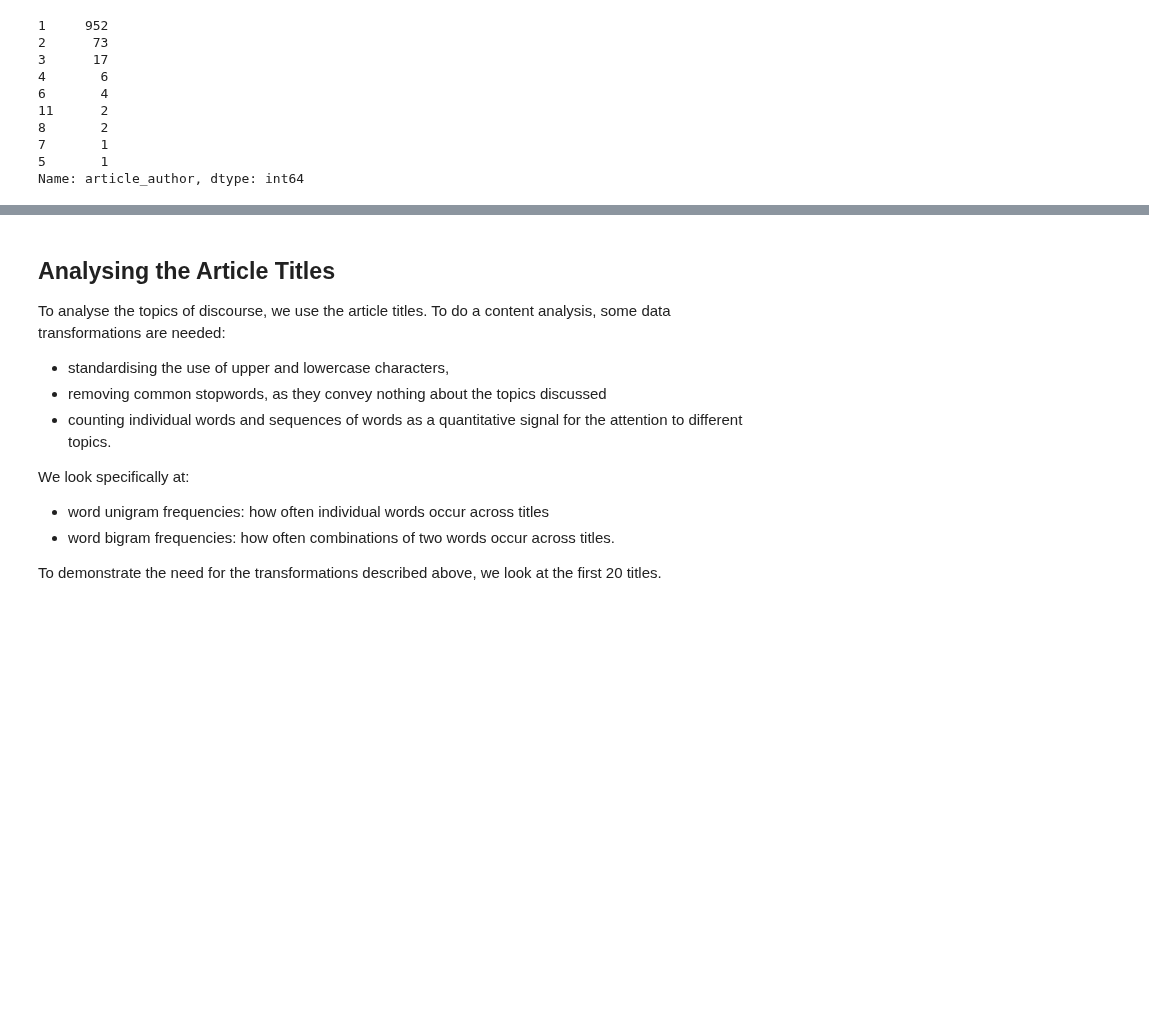
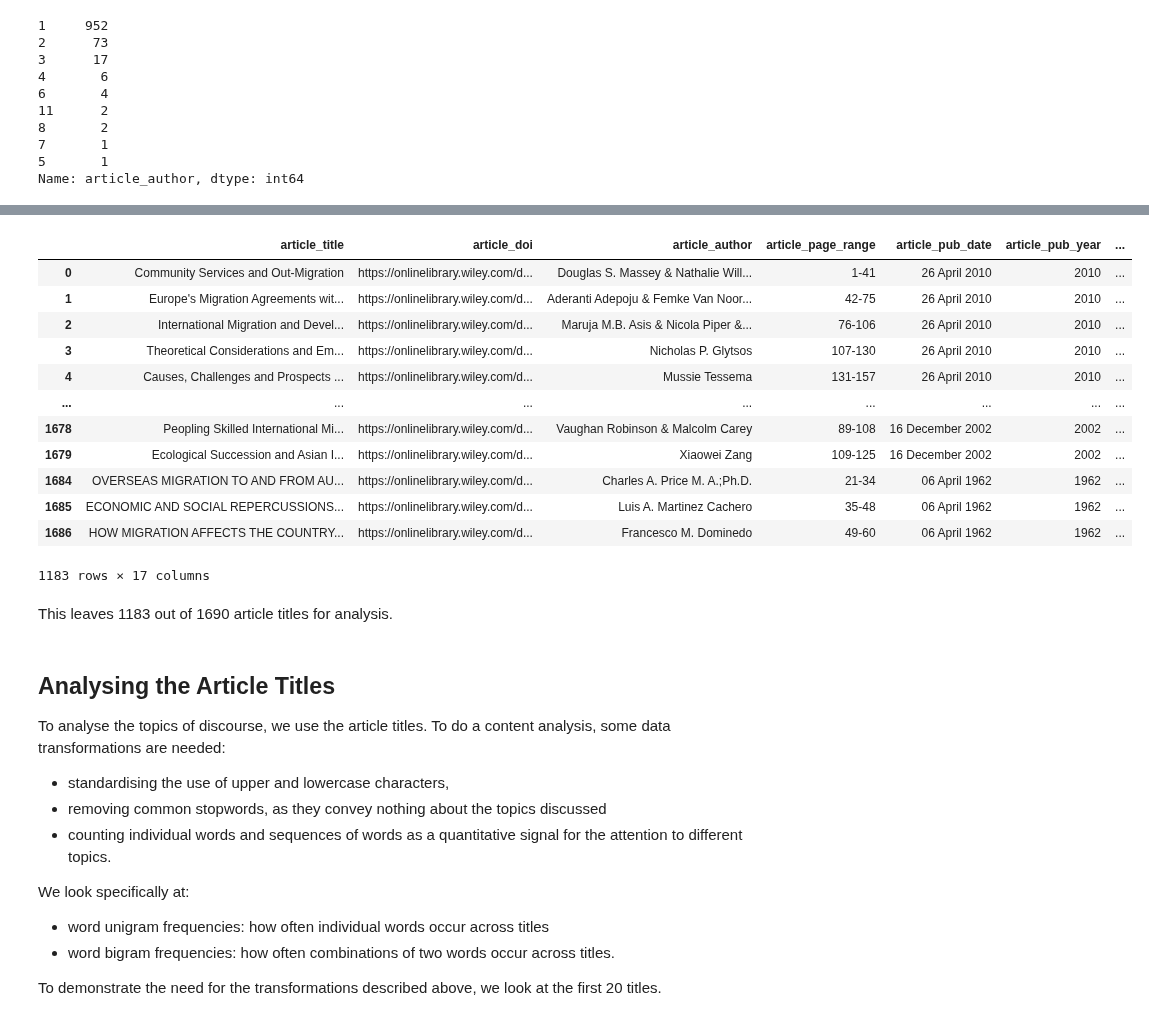
Before and after one commit to HoekR/migrant_discourse, a Jupyter notebook: notebooks/IM-title-analysis-marijn.ipynb, the cells around one changed output, grey strips where cells are left out. Cells and saved outputs as stored; diff of their text form; code cells hidden in the pictures; blank space fills up the shorter version.

```diff
--- a/notebooks/IM-title-analysis-marijn.ipynb
+++ b/notebooks/IM-title-analysis-marijn.ipynb
@@ -270,3 +323,22 @@ df[pd.isnull(df.article_author) == False]
+# %%
+df_selected = df[(df.recurring_title == False) & (df.article_author.str.len() > 0)]
+df_selected
+# %% [output]
+|  | article_title | article_doi | article_author | article_page_range | article_pub_date | article_pub_year | ... |
+| 0 | Community Services and Out-Migration | https://onlinelibrary.wiley.com/d... | Douglas S. Massey & Nathalie Will... | 1-41 | 26 April 2010 | 2010 | ... |
+| 1 | Europe's Migration Agreements wit... | https://onlinelibrary.wiley.com/d... | Aderanti Adepoju & Femke Van Noor... | 42-75 | 26 April 2010 | 2010 | ... |
+| 2 | International Migration and Devel... | https://onlinelibrary.wiley.com/d... | Maruja M.B. Asis & Nicola Piper &... | 76-106 | 26 April 2010 | 2010 | ... |
+| 3 | Theoretical Considerations and Em... | https://onlinelibrary.wiley.com/d... | Nicholas P. Glytsos | 107-130 | 26 April 2010 | 2010 | ... |
+| 4 | Causes, Challenges and Prospects ... | https://onlinelibrary.wiley.com/d... | Mussie Tessema | 131-157 | 26 April 2010 | 2010 | ... |
+| ... | ... | ... | ... | ... | ... | ... | ... |
+| 1678 | Peopling Skilled International Mi... | https://onlinelibrary.wiley.com/d... | Vaughan Robinson & Malcolm Carey | 89-108 | 16 December 2002 | 2002 | ... |
+| 1679 | Ecological Succession and Asian I... | https://onlinelibrary.wiley.com/d... | Xiaowei Zang | 109-125 | 16 December 2002 | 2002 | ... |
+| 1684 | OVERSEAS MIGRATION TO AND FROM AU... | https://onlinelibrary.wiley.com/d... | Charles A. Price M. A.;Ph.D. | 21-34 | 06 April 1962 | 1962 | ... |
+| 1685 | ECONOMIC AND SOCIAL REPERCUSSIONS... | https://onlinelibrary.wiley.com/d... | Luis A. Martinez Cachero | 35-48 | 06 April 1962 | 1962 | ... |
+| 1686 | HOW MIGRATION AFFECTS THE COUNTRY... | https://onlinelibrary.wiley.com/d... | Francesco M. Dominedo | 49-60 | 06 April 1962 | 1962 | ... |
+1183 rows × 17 columns
+# %% [markdown]
+This leaves 1183 out of 1690 article titles for analysis.
 # %% [markdown]
 ## Analysing the Article Titles
 
```
Also changed, not shown: parts of 64 cells of this notebook.
